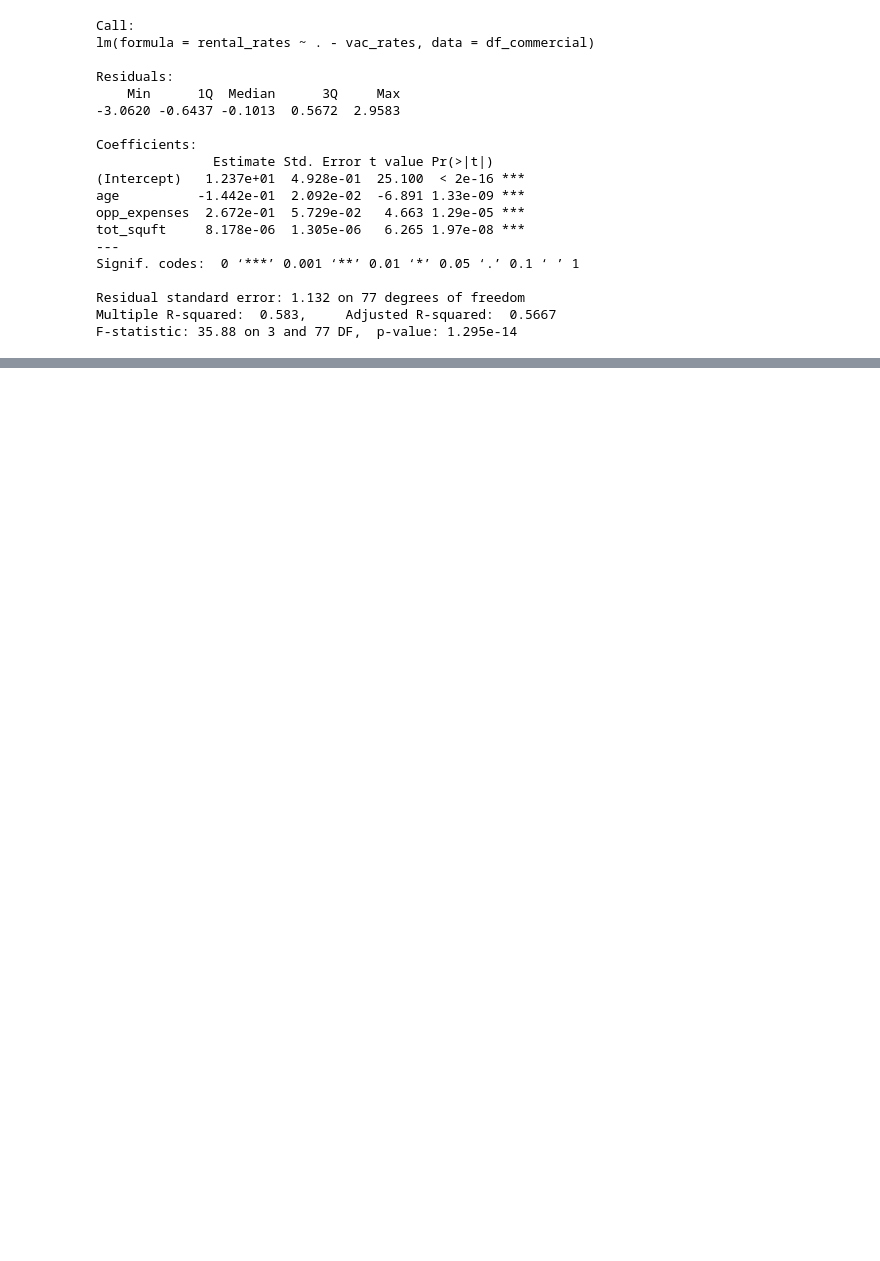
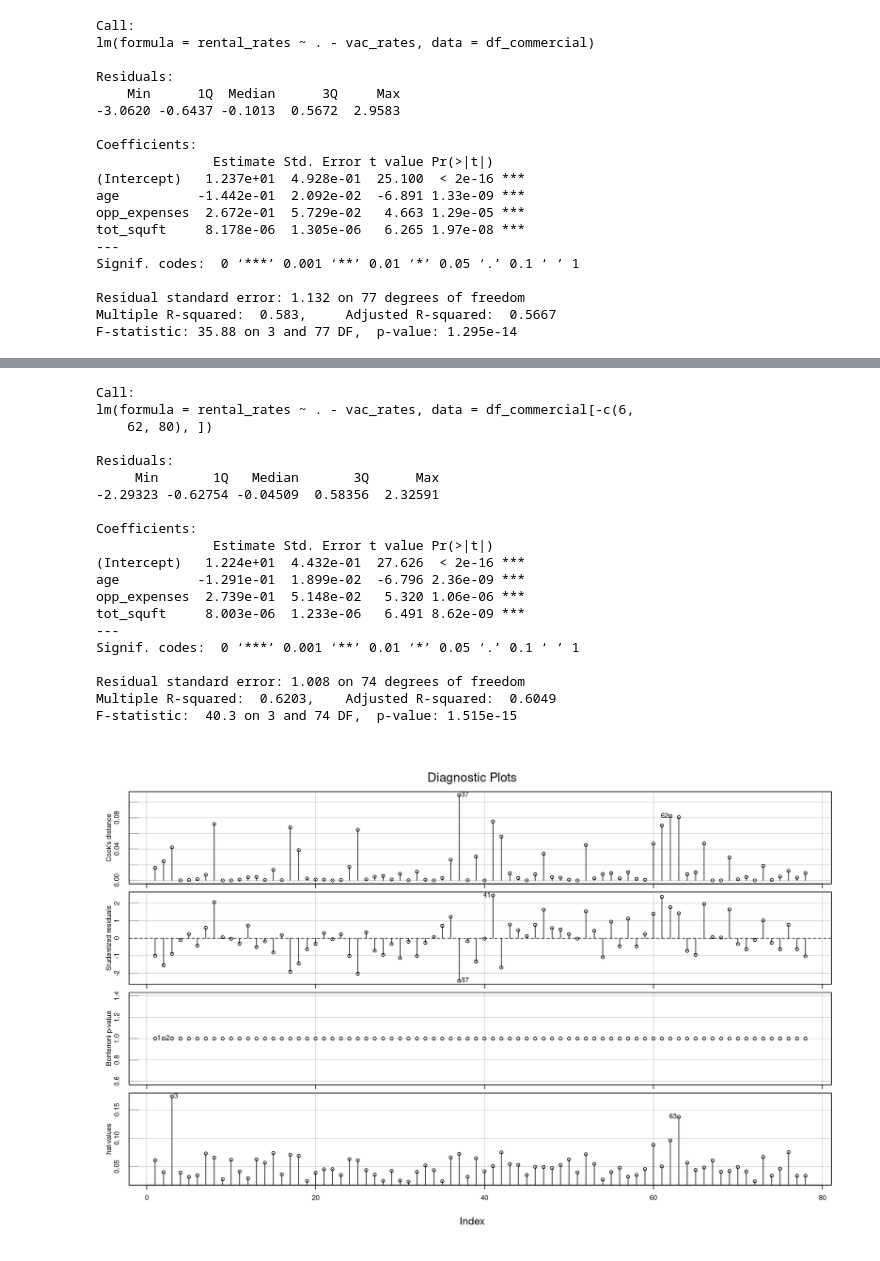
Before and after one commit to hkopanski/ST_503, a Jupyter notebook: HW#3.ipynb, the cells around one changed output, grey strips where cells are left out. Cells and saved outputs as stored; diff of their text form; code cells hidden in the pictures; blank space fills up the shorter version.

```diff
--- a/HW#3.ipynb
+++ b/HW#3.ipynb
@@ -753,0 +879,30 @@ F-statistic: 35.88 on 3 and 77 DF,  p-value: 1.295e-14
+# %%
+#f)
+
+comm_model3 <- lm(rental_rates ~ . - vac_rates, df_commercial[-c(6, 62, 80), ])
+
+summary(comm_model3)
+
+influenceIndexPlot(comm_model3)
+# %% [output]
+Call:
+lm(formula = rental_rates ~ . - vac_rates, data = df_commercial[-c(6,
+    62, 80), ])
+
+Residuals:
+     Min       1Q   Median       3Q      Max
+-2.29323 -0.62754 -0.04509  0.58356  2.32591
+
+Coefficients:
+               Estimate Std. Error t value Pr(>|t|)
+(Intercept)   1.224e+01  4.432e-01  27.626  < 2e-16 ***
+age          -1.291e-01  1.899e-02  -6.796 2.36e-09 ***
+opp_expenses  2.739e-01  5.148e-02   5.320 1.06e-06 ***
+tot_squft     8.003e-06  1.233e-06   6.491 8.62e-09 ***
+---
+Signif. codes:  0 ‘***’ 0.001 ‘**’ 0.01 ‘*’ 0.05 ‘.’ 0.1 ‘ ’ 1
+
+Residual standard error: 1.008 on 74 degrees of freedom
+Multiple R-squared:  0.6203,    Adjusted R-squared:  0.6049
+F-statistic:  40.3 on 3 and 74 DF,  p-value: 1.515e-15
+[figure, added]
```
Also changed, not shown: parts of 22 cells of this notebook.
